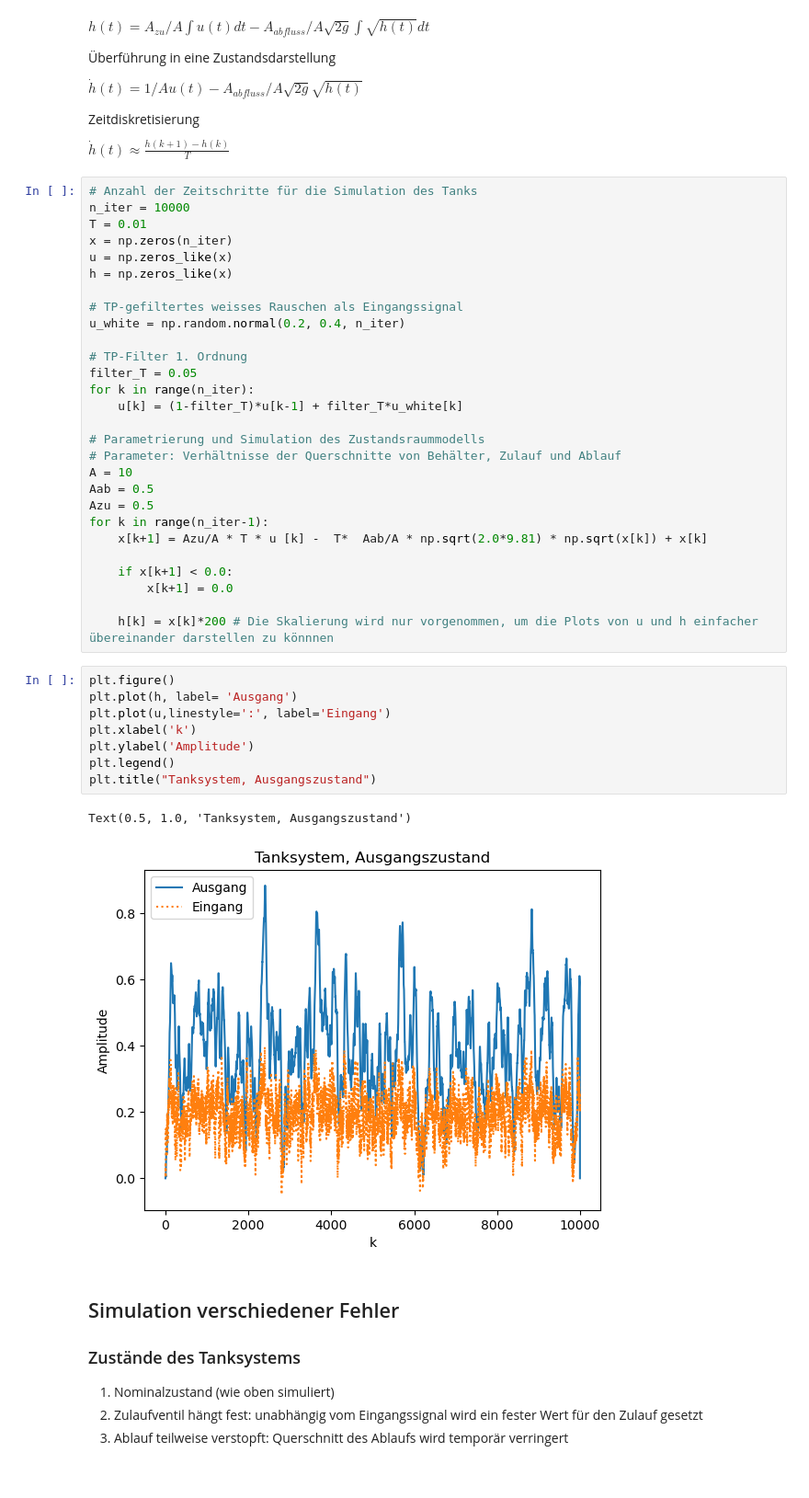
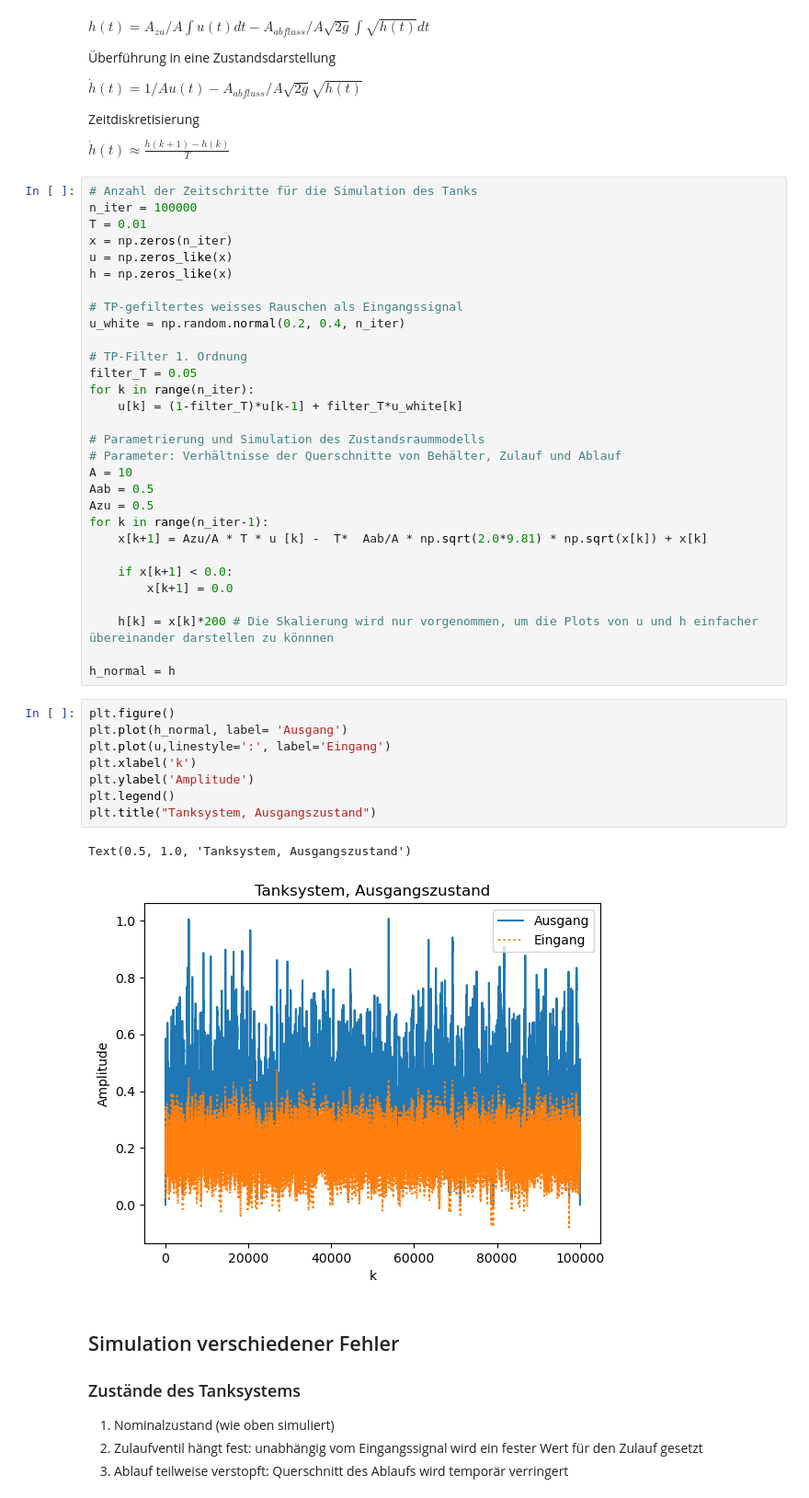
Before and after one commit to mayerd2/python_experiments, a Jupyter notebook: RBF Fault Identification Tank.ipynb, the cells around one changed output. Shown at 92% size. Saved outputs shown, nothing was run; the diff lists cells and outputs as text.

```diff
--- a/RBF Fault Identification Tank.ipynb
+++ b/RBF Fault Identification Tank.ipynb
@@ -21,7 +21,7 @@ Zeitdiskretisierung
 $ \dot{h}(t) \approx \frac{h(k+1) - h(k) }{T} $
 # %%
 # Anzahl der Zeitschritte für die Simulation des Tanks
-n_iter = 10000
+n_iter = 100000
 T = 0.01
 x = np.zeros(n_iter)
 u = np.zeros_like(x)
@@ -47,17 +47,19 @@ for k in range(n_iter-1):
         x[k+1] = 0.0
 
     h[k] = x[k]*200 # Die Skalierung wird nur vorgenommen, um die Plots von u und h einfacher übereinander darstellen zu könnnen
+
+h_normal = h
 # %%
 plt.figure()
-plt.plot(h, label= 'Ausgang')
+plt.plot(h_normal, label= 'Ausgang')
 plt.plot(u,linestyle=':', label='Eingang')
 plt.xlabel('k')
 plt.ylabel('Amplitude')
 plt.legend()
 plt.title("Tanksystem, Ausgangszustand")
 # %% [output]
 Text(0.5, 1.0, 'Tanksystem, Ausgangszustand')
-[figure, old version]
+[figure, new version]
 # %% [markdown]
 ## Simulation verschiedener Fehler
 
```
Also changed, not shown: parts of 15 cells of this notebook.
